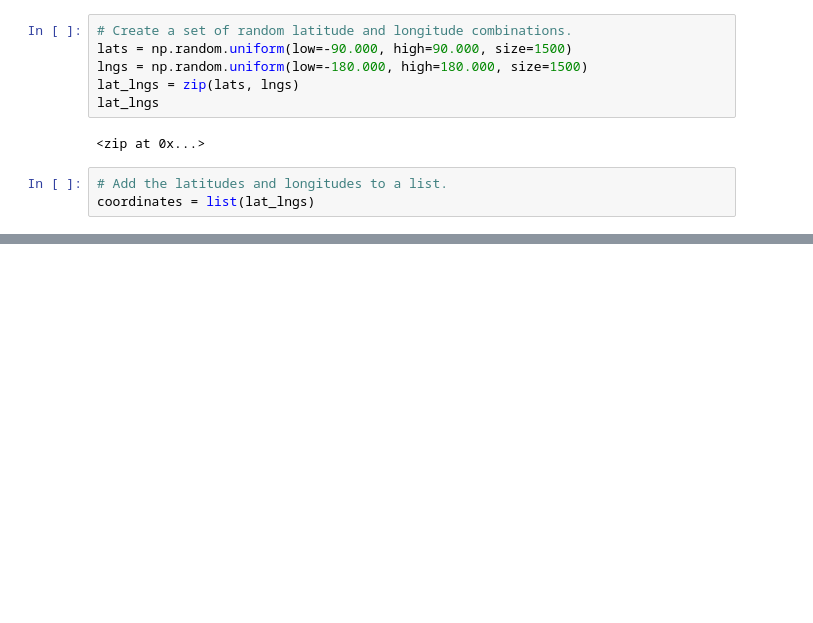
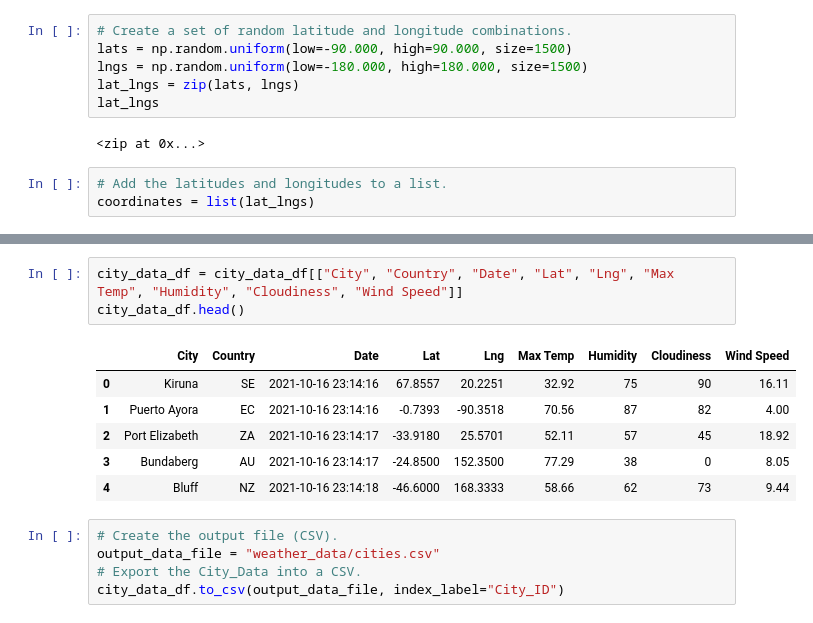
Before and after one commit to jo313y/World_Weather_Analysis, a Jupyter notebook: WeatherPy.ipynb, the cells around one changed output, grey strips where cells are left out. Drawn from its saved outputs; the diff is of its cells as text; blank space fills up the shorter version.

```diff
--- a/WeatherPy.ipynb
+++ b/WeatherPy.ipynb
@@ -31,0 +148,15 @@ len(cities)
+# %%
+city_data_df = city_data_df[["City", "Country", "Date", "Lat", "Lng", "Max Temp", "Humidity", "Cloudiness", "Wind Speed"]]
+city_data_df.head()
+# %% [output]
+|  | City | Country | Date | Lat | Lng | Max Temp | Humidity | Cloudiness | Wind Speed |
+| 0 | Kiruna | SE | 2021-10-16 23:14:16 | 67.8557 | 20.2251 | 32.92 | 75 | 90 | 16.11 |
+| 1 | Puerto Ayora | EC | 2021-10-16 23:14:16 | -0.7393 | -90.3518 | 70.56 | 87 | 82 | 4.00 |
+| 2 | Port Elizabeth | ZA | 2021-10-16 23:14:17 | -33.9180 | 25.5701 | 52.11 | 57 | 45 | 18.92 |
+| 3 | Bundaberg | AU | 2021-10-16 23:14:17 | -24.8500 | 152.3500 | 77.29 | 38 | 0 | 8.05 |
+| 4 | Bluff | NZ | 2021-10-16 23:14:18 | -46.6000 | 168.3333 | 58.66 | 62 | 73 | 9.44 |
+# %%
+# Create the output file (CSV).
+output_data_file = "weather_data/cities.csv"
+# Export the City_Data into a CSV.
+city_data_df.to_csv(output_data_file, index_label="City_ID")
```
Also changed, not shown: parts of 6 cells of this notebook.
